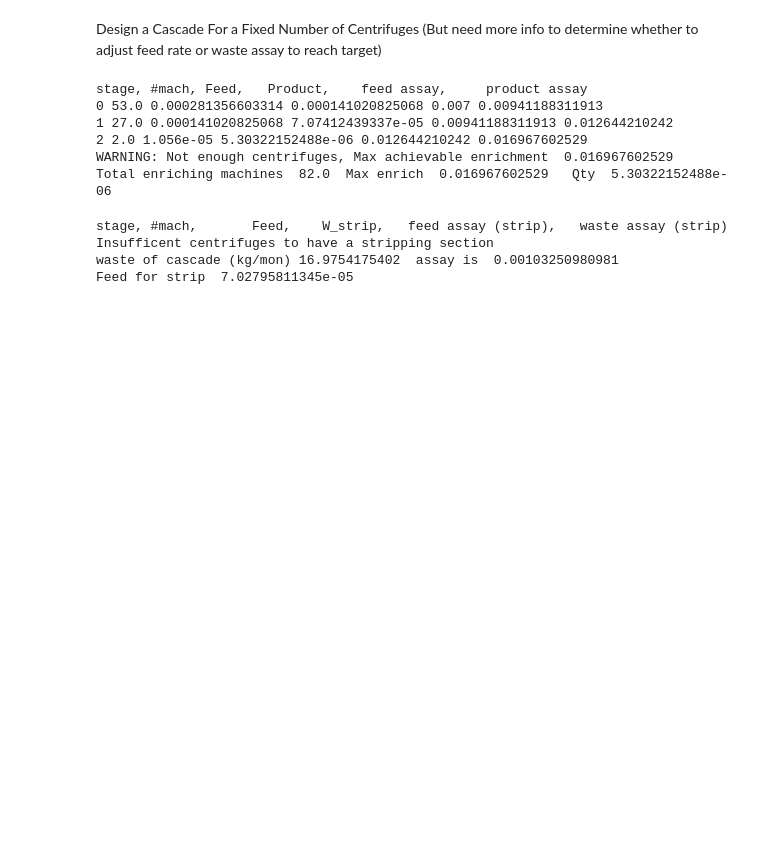
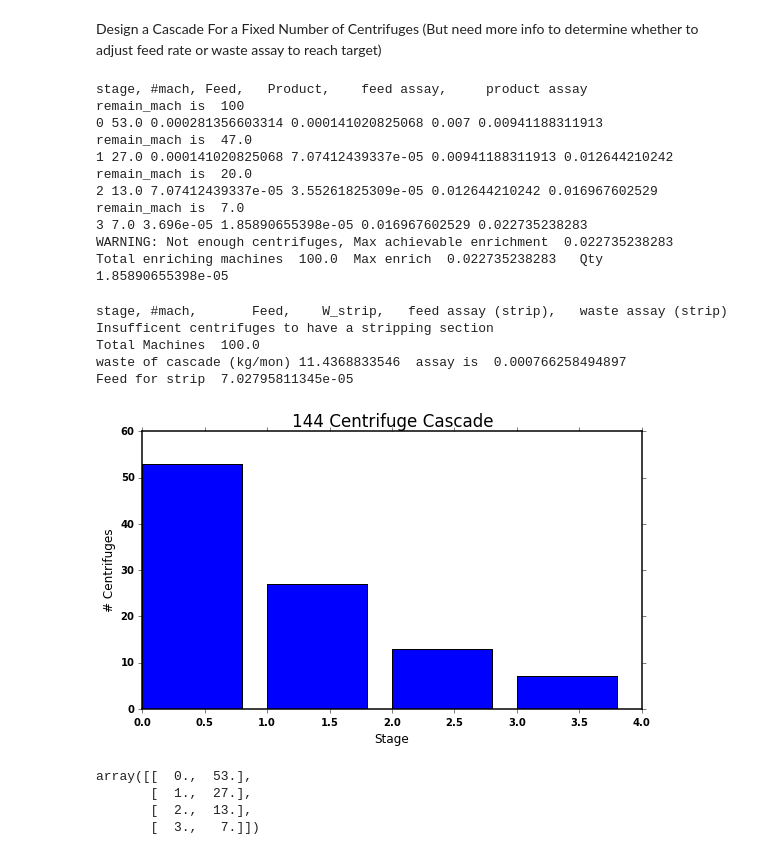
Before and after one commit to bam241/cvt_analysis, a Jupyter notebook: enrich_calcs/Enrichment_calculations.ipynb, the cells around one changed output. Saved outputs shown, nothing was run; the diff lists cells and outputs as text; code cells hidden in the pictures; blank space fills up the shorter version.

```diff
--- a/enrich_calcs/Enrichment_calculations.ipynb
+++ b/enrich_calcs/Enrichment_calculations.ipynb
@@ -327,12 +331,12 @@ Design a Cascade For a Fixed Number of Centrifuges
 # %%
 f_assay = 0.007
 p_assay = 0.035
-n_mach = 82
+n_mach = 100
 
 # Calculate the desired number of enrichment stages and machines per stage by ending
 # the stages when there is less than an integer machine
 
-enrich_stages = []
+f_enrich_stages = []
 int_stages = True
 n_stage_enr = 0
 Fs = Fc
@@ -341,6 +345,7 @@ cur_mach_tot = 0
 remain_mach = n_mach
 print "stage, #mach, Feed,   Product,    feed assay,     product assay"
 while ((Nfs < p_assay) and (int_stages == True) and (int(remain_mach) > 0)):
+    print "remain_mach is ", remain_mach
     n_mach_enr = round(machines_per_enr_stage(alpha, del_U, Fs))
     # if the last stage doesn't have enough centrifuges then a compromise is needed
     # assume that machines are already operating at max possible feed rate, and
@@ -363,7 +368,7 @@ while ((Nfs < p_assay) and (int_stages == True) and (int(remain_mach) > 0)):
     Nps = N_product_by_alpha(alpha, Nfs)
     Ps = product_per_enr_stage(alpha, Nfs, Nps, Fs)
     print n_stage_enr, cur_num, Fs, Ps,  Nfs, Nps
-    enrich_stages.append([n_stage_enr, n_mach_enr])
+    f_enrich_stages.append([n_stage_enr, n_mach_enr])
     if (n_stage_enr == 1):
         W_enr1 = Fs - Ps
         Nw_enr1 = (Fs*Nfs - Ps*Nps)/W_enr1
@@ -375,11 +380,16 @@ if (Nps < p_assay):
 print "Total enriching machines ", cur_mach_tot, " Max enrich ", Nfs, "  Qty ", Fs
 # %% [output]
 stage, #mach, Feed,   Product,    feed assay,     product assay
+remain_mach is  100
 0 53.0 0.000281356603314 0.000141020825068 0.007 0.00941188311913
+remain_mach is  47.0
 1 27.0 0.000141020825068 7.07412439337e-05 0.00941188311913 0.012644210242
-2 2.0 1.056e-05 5.30322152488e-06 0.012644210242 0.016967602529
-WARNING: Not enough centrifuges, Max achievable enrichment  0.016967602529
-Total enriching machines  82.0  Max enrich  0.016967602529   Qty  5.30322152488e-06
+remain_mach is  20.0
+2 13.0 7.07412439337e-05 3.55261825309e-05 0.012644210242 0.016967602529
+remain_mach is  7.0
+3 7.0 3.696e-05 1.85890655398e-05 0.016967602529 0.022735238283
+WARNING: Not enough centrifuges, Max achievable enrichment  0.022735238283
+Total enriching machines  100.0  Max enrich  0.022735238283   Qty  1.85890655398e-05
 # %%
 epsilon = alpha - 1.0
 F_strip = W_enr1
@@ -388,12 +398,13 @@ Nf_strip = Nw_enr1
 # Consider the zeroth stage of cascade to be on enrich side (iterate from 0),
 # then iterate from 1 for strip side
 print "stage, #mach,       Feed,    W_strip,   feed assay (strip),   waste assay (strip)"
-strip_stages = []
+f_strip_stages = []
 int_stages = True
 n_stage_str = 1
 if (remain_mach > 0):
     while ((int_stages == True) and (int(remain_mach) > 0)):
-#    if ((int_stages == True) and (int(remain_mach) > 0)):
+        print "remain_mach is ", remain_mach
+        #    if ((int_stages == True) and (int(remain_mach) > 0)):
         n_mach_s= round(machines_per_strip_stage(alpha, del_U, F_strip))
         # if the last stage doesn't have enough centrifuges then a compromise is needed
         # assume that machines are already operating at max possible feed rate, and
@@ -401,7 +412,7 @@ if (remain_mach > 0):
         # feed into the last stage to be manageable. (this may not be a valid assumption)
         if (n_mach_s >= remain_mach) or (n_mach_s == 1):
             F_strip = allowed_feed_per_stage(alpha, del_U, remain_mach)
-            cur_mach_tot += remain_mach
+            cur_mach_tot += (remain_mach if (n_mach_s >= remain_mach) else n_mach_s)
             int_stages = False
             cur_num = remain_mach
             remain_mach = 0
@@ -411,17 +422,41 @@ if (remain_mach > 0):
             cur_num = n_mach_s
         Nw_strip = N_waste_by_alpha(alpha, Nf_strip)
         W_strip = waste_per_strip_stage(alpha, Nf_strip, Nw_strip, F_strip)
-        strip_stages.append([-1*n_stage_str,n_mach_s])
+        f_strip_stages.append([-1*n_stage_str,n_mach_s])
         print n_stage_str, n_mach_s, F_strip, W_strip, Nf_strip, Nw_strip
         F_strip = W_strip
         Nf_strip = Nw_strip
         n_stage_str+=1
 else:
     print "Insufficent centrifuges to have a stripping section"
+
+print "Total Machines ", cur_mach_tot
 print "waste of cascade (kg/mon)" , W_strip*60*60*24*30, " assay is ", Nw_strip
 print "Feed for strip ", F_strip
 # %% [output]
 stage, #mach,       Feed,    W_strip,   feed assay (strip),   waste assay (strip)
 Insufficent centrifuges to have a stripping section
-waste of cascade (kg/mon) 16.9754175402  assay is  0.00103250980981
+Total Machines  100.0
+waste of cascade (kg/mon) 11.4368833546  assay is  0.000766258494897
 Feed for strip  7.02795811345e-05
+# %%
+f_all_stages = np.array(f_strip_stages + f_enrich_stages)
+n_centrifuges = np.sum(all_stages[:,1], axis=0)
+
+bar_width = 0.8
+bar_res = plt.bar(f_all_stages[:,0], f_all_stages[:,1], bar_width)
+
+plt.xlabel('Stage')
+plt.ylabel('# Centrifuges')
+plt.title(str(int(n_centrifuges)) + " Centrifuge Cascade")
+plt.legend()
+
+plt.tight_layout()
+plt.show()
+f_all_stages
+# %% [output]
+[figure, added]
+array([[  0.,  53.],
+       [  1.,  27.],
+       [  2.,  13.],
+       [  3.,   7.]])
```
Also changed, not shown: parts of 6 cells of this notebook.
